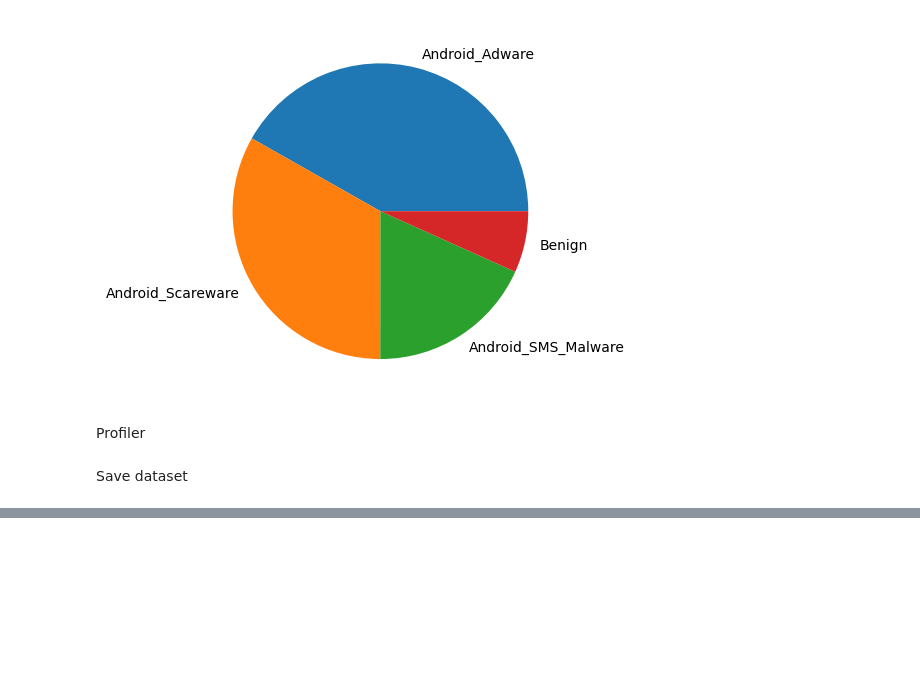
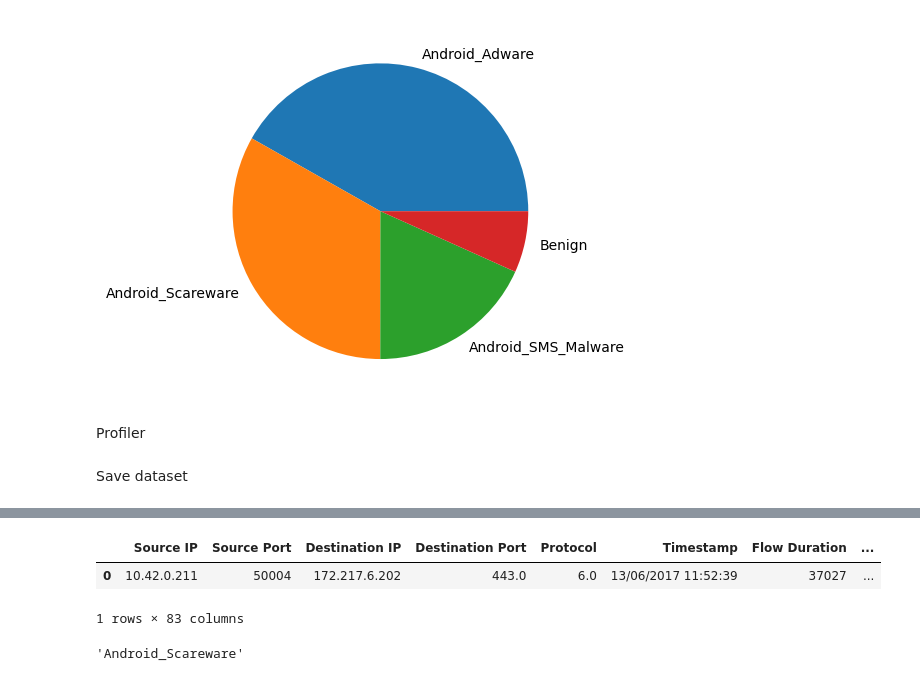
Before and after one commit to EmpireDemocratiqueDuPoulpe/Cours-IA, a Jupyter notebook: 5MLDE/Project/jupyter-server/notebooks/en/1-Data_exploration.ipynb, the cells around one changed output, grey strips where cells are left out. Drawn from its saved outputs; the diff is of its cells as text; code cells hidden in the pictures; blank space fills up the shorter version.

```diff
--- a/5MLDE/Project/jupyter-server/notebooks/en/1-Data_exploration.ipynb
+++ b/5MLDE/Project/jupyter-server/notebooks/en/1-Data_exploration.ipynb
@@ -263,3 +263,6 @@ Profiler
 Save dataset
 # %%
 data.to_csv((DATA_FOLDER / "Android_Malware_cleaned.csv"), sep=",", index=False, mode="w")
+# %%
+payload = data.iloc[0].drop(["Flow ID", "Label"]).to_dict()
+payload
@@ -265,0 +379,10 @@ data.to_csv((DATA_FOLDER / "Android_Malware_cleaned.csv"), sep=",", index=False,
+# %%
+pandas.DataFrame([payload])
+# %% [output]
+|  | Source IP | Source Port | Destination IP | Destination Port | Protocol | Timestamp | Flow Duration | ... |
+| 0 | 10.42.0.211 | 50004 | 172.217.6.202 | 443.0 | 6.0 | 13/06/2017 11:52:39 | 37027 | ... |
+1 rows × 83 columns
+# %%
+pipeline.predict(pandas.DataFrame([payload]))[0]
+# %% [output]
+'Android_Scareware'
```
Also changed, not shown: parts of 7 cells of this notebook, 22 other files.
